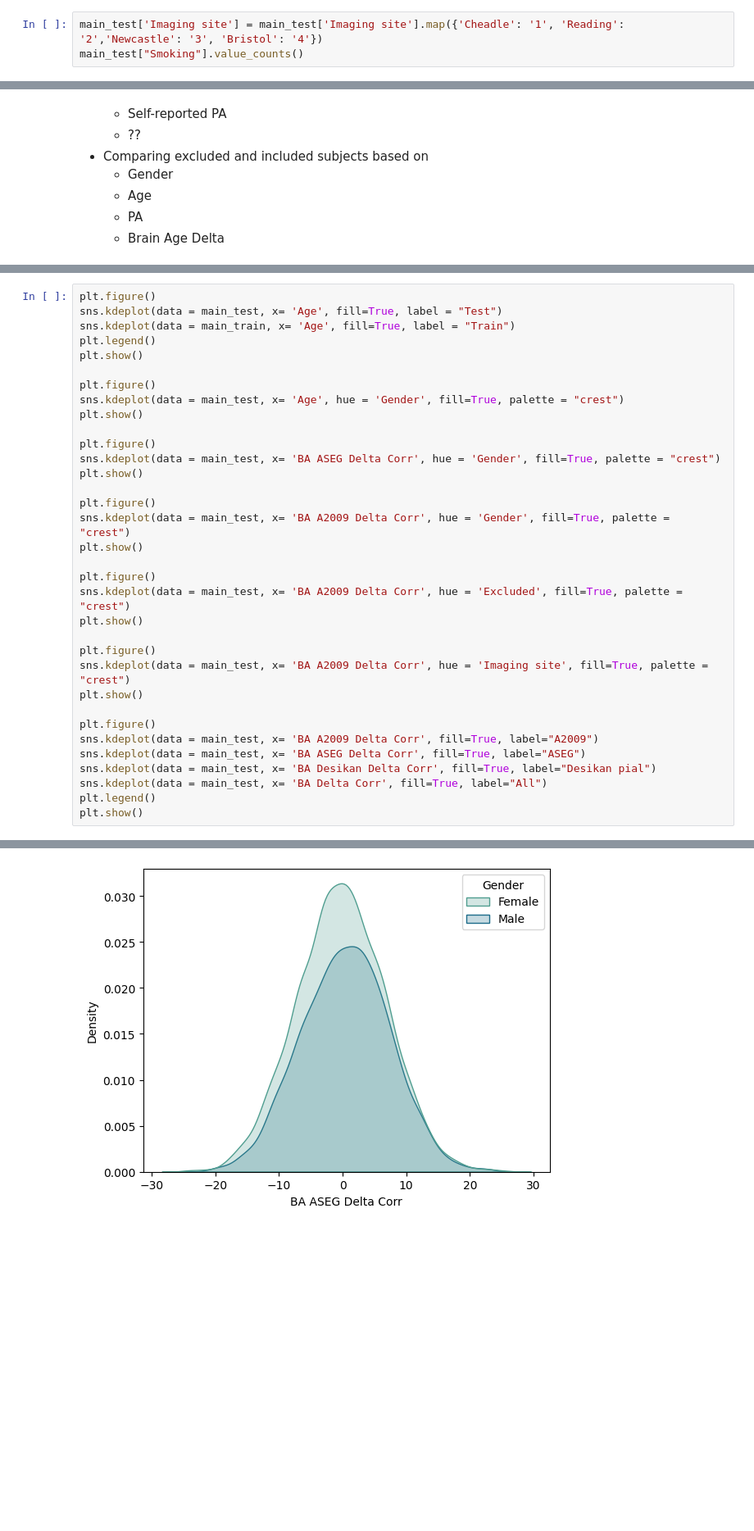
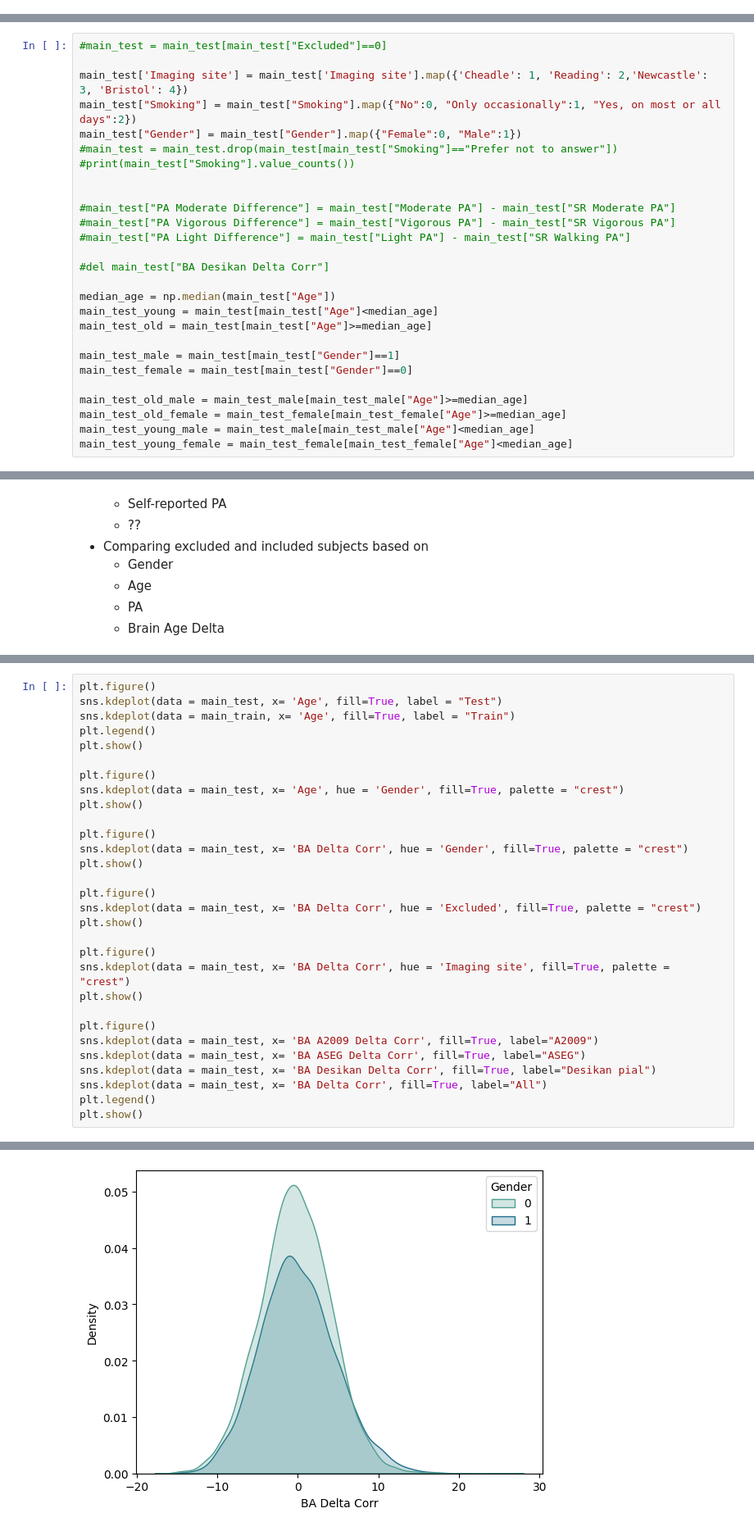
Before and after one commit to ivychad/Hanna, a Jupyter notebook: 4 Analysis.ipynb, the cells around one changed output, grey strips where cells are left out. Shown at 82% size. Drawn from its saved outputs; the diff is of its cells as text; blank space fills up the shorter version.

```diff
--- a/4 Analysis.ipynb
+++ b/4 Analysis.ipynb
@@ -20,6 +22,3 @@ brain_test = pd.DataFrame(brain_test)
 brain_train = pd.DataFrame(brain_train)
 main_test = pd.DataFrame(main_test)
 main_train = pd.DataFrame(main_train)
-# %%
-main_test['Imaging site'] = main_test['Imaging site'].map({'Cheadle': '1', 'Reading': '2','Newcastle': '3', 'Bristol': '4'})
-main_test["Smoking"].value_counts()
@@ -44,0 +27,27 @@ main_test_female = main_test[main_test["Gender"]=="Female"]
+# %%
+#main_test = main_test[main_test["Excluded"]==0]
+
+main_test['Imaging site'] = main_test['Imaging site'].map({'Cheadle': 1, 'Reading': 2,'Newcastle': 3, 'Bristol': 4})
+main_test["Smoking"] = main_test["Smoking"].map({"No":0, "Only occasionally":1, "Yes, on most or all days":2})
+main_test["Gender"] = main_test["Gender"].map({"Female":0, "Male":1})
+#main_test = main_test.drop(main_test[main_test["Smoking"]=="Prefer not to answer"])
+#print(main_test["Smoking"].value_counts())
+
+
+#main_test["PA Moderate Difference"] = main_test["Moderate PA"] - main_test["SR Moderate PA"]
+#main_test["PA Vigorous Difference"] = main_test["Vigorous PA"] - main_test["SR Vigorous PA"]
+#main_test["PA Light Difference"] = main_test["Light PA"] - main_test["SR Walking PA"]
+
+#del main_test["BA Desikan Delta Corr"]
+
+median_age = np.median(main_test["Age"])
+main_test_young = main_test[main_test["Age"]<median_age]
+main_test_old = main_test[main_test["Age"]>=median_age]
+
+main_test_male = main_test[main_test["Gender"]==1]
+main_test_female = main_test[main_test["Gender"]==0]
+
+main_test_old_male = main_test_male[main_test_male["Age"]>=median_age]
+main_test_old_female = main_test_female[main_test_female["Age"]>=median_age]
+main_test_young_male = main_test_male[main_test_male["Age"]<median_age]
+main_test_young_female = main_test_female[main_test_female["Age"]<median_age]
@@ -79,19 +97,15 @@ sns.kdeplot(data = main_test, x= 'Age', hue = 'Gender', fill=True, palette = "cr
 plt.show()
 
 plt.figure()
-sns.kdeplot(data = main_test, x= 'BA ASEG Delta Corr', hue = 'Gender', fill=True, palette = "crest")
+sns.kdeplot(data = main_test, x= 'BA Delta Corr', hue = 'Gender', fill=True, palette = "crest")
 plt.show()
 
 plt.figure()
-sns.kdeplot(data = main_test, x= 'BA A2009 Delta Corr', hue = 'Gender', fill=True, palette = "crest")
+sns.kdeplot(data = main_test, x= 'BA Delta Corr', hue = 'Excluded', fill=True, palette = "crest")
 plt.show()
 
 plt.figure()
-sns.kdeplot(data = main_test, x= 'BA A2009 Delta Corr', hue = 'Excluded', fill=True, palette = "crest")
-plt.show()
-
-plt.figure()
-sns.kdeplot(data = main_test, x= 'BA A2009 Delta Corr', hue = 'Imaging site', fill=True, palette = "crest")
+sns.kdeplot(data = main_test, x= 'BA Delta Corr', hue = 'Imaging site', fill=True, palette = "crest")
 plt.show()
 
 plt.figure()
@@ -107 +121 @@ plt.show()
-[figure, old version]
+[figure, new version]
```
Also changed, not shown: parts of 51 cells of this notebook, 4 other files.
